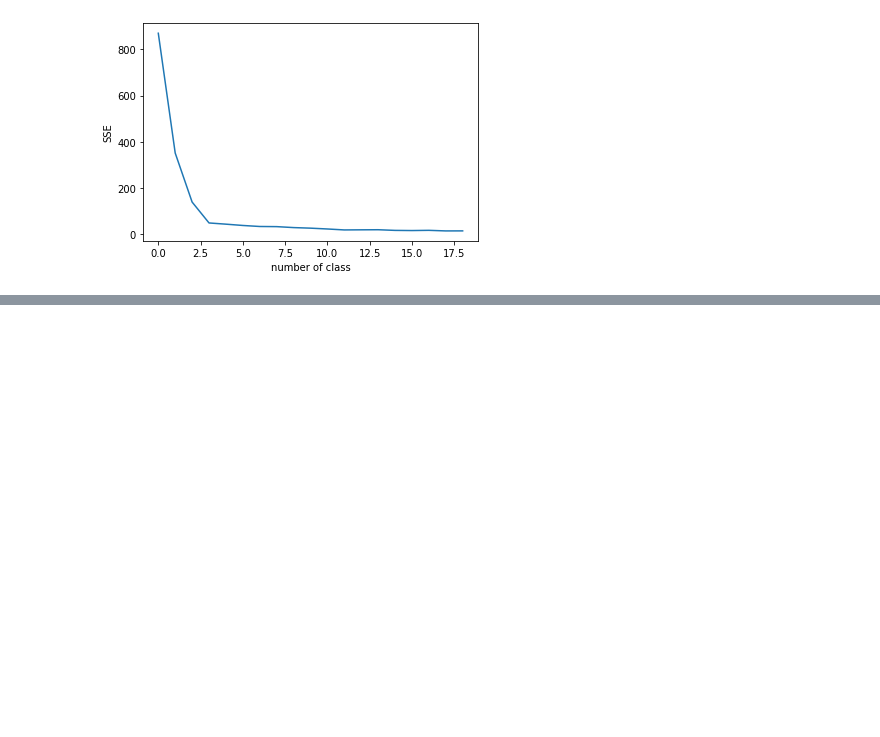
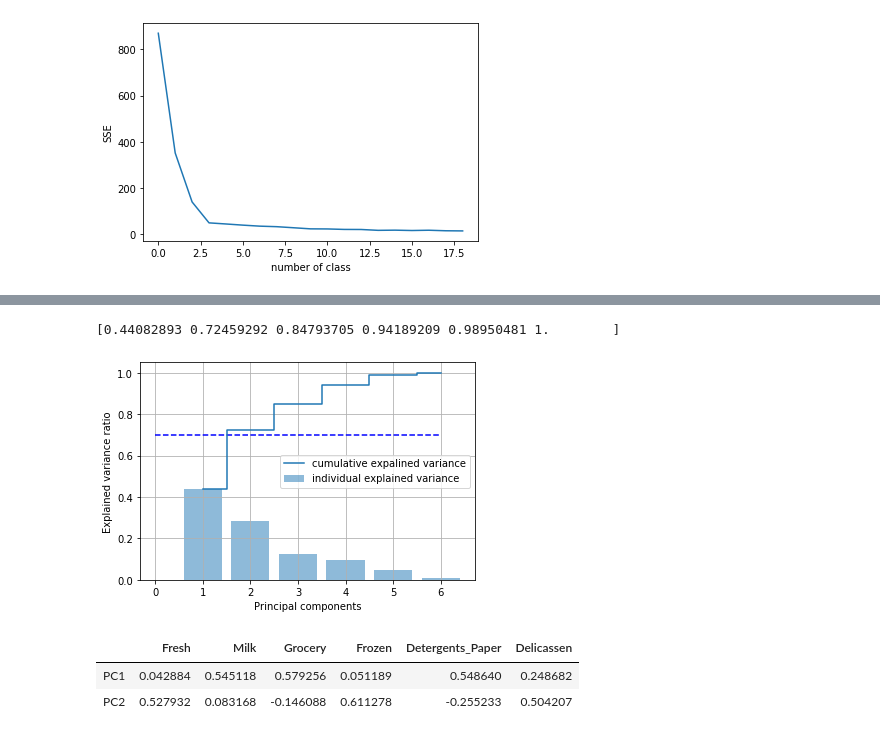
Before and after one commit to syuonez/diveintocode-ml, a Jupyter notebook: ML2001_sprint/sprint6.ipynb, the cells around one changed output, grey strips where cells are left out. Cells and saved outputs as stored; diff of their text form; code cells hidden in the pictures; blank space fills up the shorter version.

```diff
--- a/ML2001_sprint/sprint6.ipynb
+++ b/ML2001_sprint/sprint6.ipynb
@@ -486,0 +639,27 @@ plt.show()
+# %%
+#PCAの分散説明率（累積寄与率）を表示するコードサンプル
+#寄与率と累積寄与率は、第何主成分まででどのくらいの情報を説明できるかという指標
+
+pca2 = PCA(n_components=None)
+pca2 = pca2.fit(dfs.values)
+var_exp = pca2.explained_variance_ratio_
+cum_var_exp = np.cumsum(var_exp)
+print(cum_var_exp)
+plt.bar(range(1,7), var_exp, alpha=0.5, align='center', label='individual explained variance')
+plt.step(range(1,7), cum_var_exp, where='mid', label='cumulative expalined variance')
+plt.ylabel('Explained variance ratio')
+plt.xlabel('Principal components')
+plt.hlines(0.7, 0, 6,  "blue", linestyles='dashed')
+plt.legend(loc='best')
+plt.grid()
+plt.show()
+# %% [output]
+[0.44082893 0.72459292 0.84793705 0.94189209 0.98950481 1.        ]
+[figure, added]
+# %%
+#PCAの固有ベクトル
+pd.DataFrame(pca3.components_, columns=df.columns[:], index=["PC1", "PC2"])
+# %% [output]
+|  | Fresh | Milk | Grocery | Frozen | Detergents_Paper | Delicassen |
+| PC1 | 0.042884 | 0.545118 | 0.579256 | 0.051189 | 0.548640 | 0.248682 |
+| PC2 | 0.527932 | 0.083168 | -0.146088 | 0.611278 | -0.255233 | 0.504207 |
```
Also changed, not shown: parts of 45 cells of this notebook.
